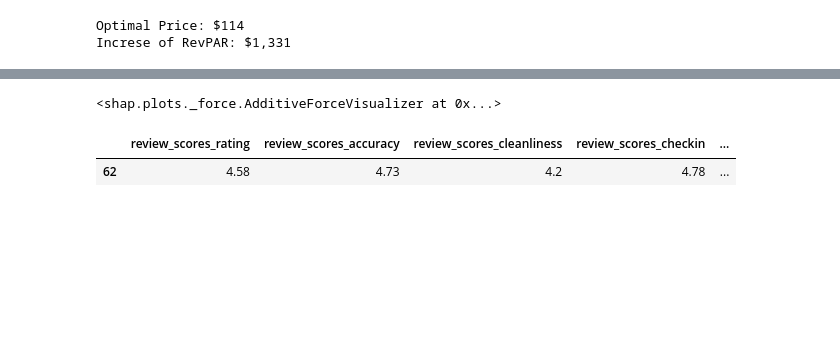
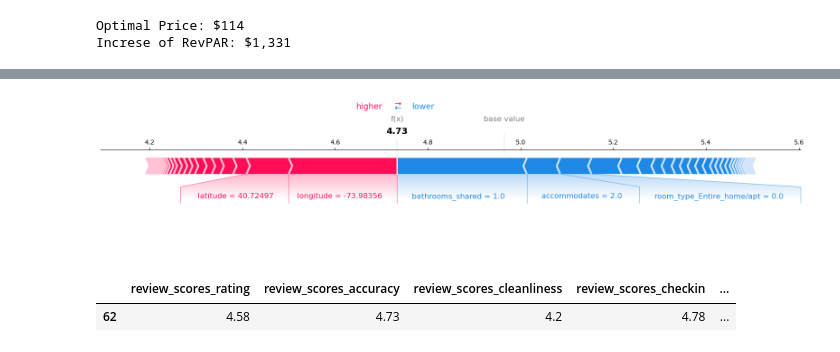
Before and after one commit to harryh5427/AirBnB_Pricing, a Jupyter notebook: AirBnB_Pricing.ipynb, the cells around one changed output, grey strips where cells are left out. Drawn from its saved outputs; the diff is of its cells as text; code cells hidden in the pictures; blank space fills up the shorter version.

```diff
--- a/AirBnB_Pricing.ipynb
+++ b/AirBnB_Pricing.ipynb
@@ -1431,7 +1422,5 @@ print("Increse of RevPAR: ${0:,.0f}".format(df_unhealthy_examples['RevPAR_diff']
 Optimal Price: $114
 Increse of RevPAR: $1,331
 # %%
-# Initiate Javascript for visualization
-shap.initjs()
 draw_force_plot(explainer, shap_values_examples, df_unhealthy_examples_input, idx_example)
 # %% [output]
@@ -1439,4 +1427,4 @@ draw_force_plot(explainer, shap_values_examples, df_unhealthy_examples_input, id
-<shap.plots._force.AdditiveForceVisualizer at 0x...>
+[figure, added]
 # %%
 df_raw.iloc[df_unhealthy_examples.index][score_cols].iloc[[idx_example]]
 # %% [output]
```
Also changed, not shown: parts of 6 cells of this notebook.
